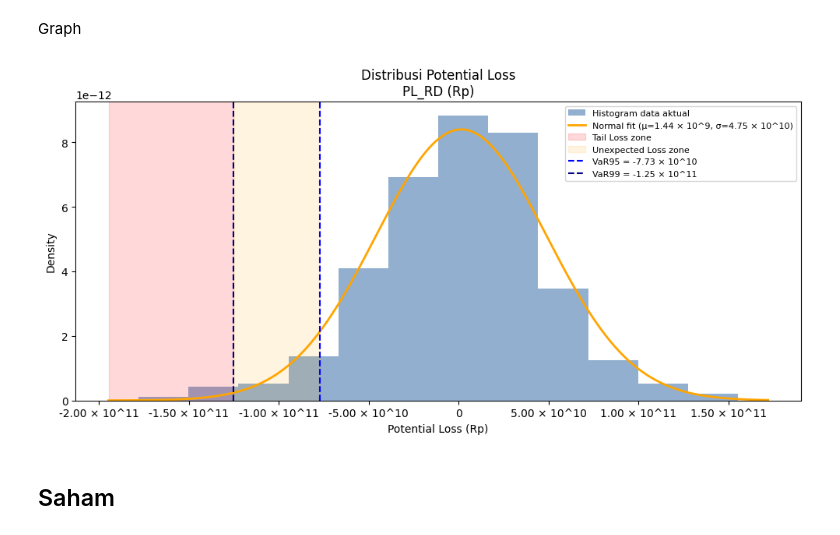
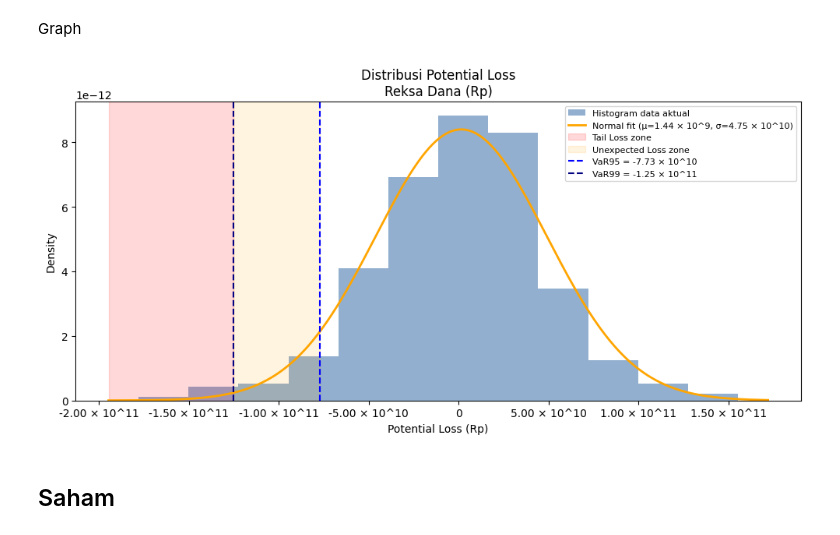
Before and after one commit to iqbaltanjung97/VaR, a Jupyter notebook: VaR_revised.ipynb, the cells around one changed output. Saved outputs shown, nothing was run; the diff lists cells and outputs as text; code cells hidden in the pictures.

Commit message:
save graphs

```diff
--- a/VaR_revised.ipynb
+++ b/VaR_revised.ipynb
@@ -149,7 +149,7 @@ file_path = "PL_RD.xlsx"
 df = pd.read_excel(file_path)
 
 ASSET_COL = "PL_RD"
-ASSET_NAME = "PL_RD"
+ASSET_NAME = "Reksa Dana"
 
 risk_threshold = {
     "appetite":  -3e9,   # contoh angka real (Rp)
@@ -221,34 +221,34 @@ ax.plot(x, y,
 ax.axvspan(x_min - 0.05*x_range, q01,
            alpha=0.15, color="red", label="Tail Loss zone")
 ax.axvspan(q01, q05,
            alpha=0.12, color="orange", label="Unexpected Loss zone")
 
 # VaR lines
 ax.axvline(q05, linestyle="--", linewidth=1.5, color="blue",
            label=f"VaR95 = {sci_fmt(q05)}")
 ax.axvline(q01, linestyle="--", linewidth=1.5, color="navy",
            label=f"VaR99 = {sci_fmt(q01)}")
 
 # Threshold lines
 # ax.axvline(lim, linestyle=":", linewidth=1.5, color="green",
 #            label=f"Limit = {sci_fmt(lim)}")
 # ax.axvline(app, linestyle=":", linewidth=1.5, color="gold",
 #            label=f"Appetite = {sci_fmt(app)}")
 # ax.axvline(tol, linestyle=":", linewidth=1.5, color="red",
 #            label=f"Tolerance = {sci_fmt(tol)}")
 
 # Use engineering-style formatting on x-axis
 ax.xaxis.set_major_formatter(fmt)
 
 ax.set_title(f"Distribusi Potential Loss\n{ASSET_NAME} (Rp)")
 ax.set_xlabel("Potential Loss (Rp)")
 ax.set_ylabel("Density")
 ax.grid(False)
 ax.legend(fontsize=8, frameon=True)
 plt.tight_layout()
 plt.show()
 # %% [output]
-[figure, old version]
+[figure, new version]
 # %% [markdown]
 ## Saham
 # %%
```
Also changed, not shown: parts of 1 cell of this notebook, 2 other files.
